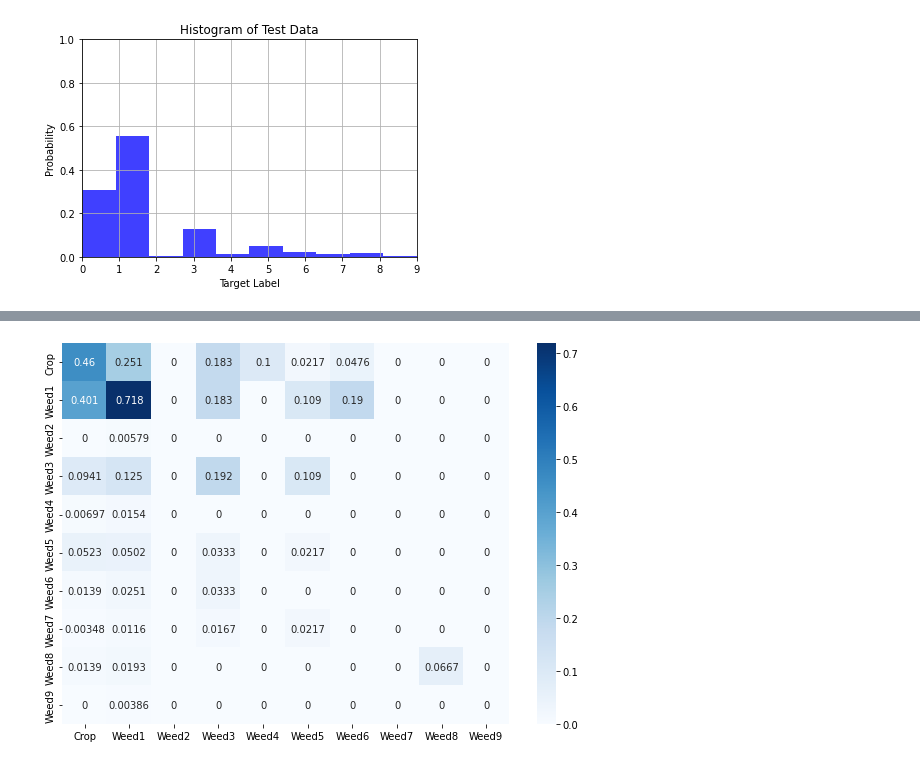
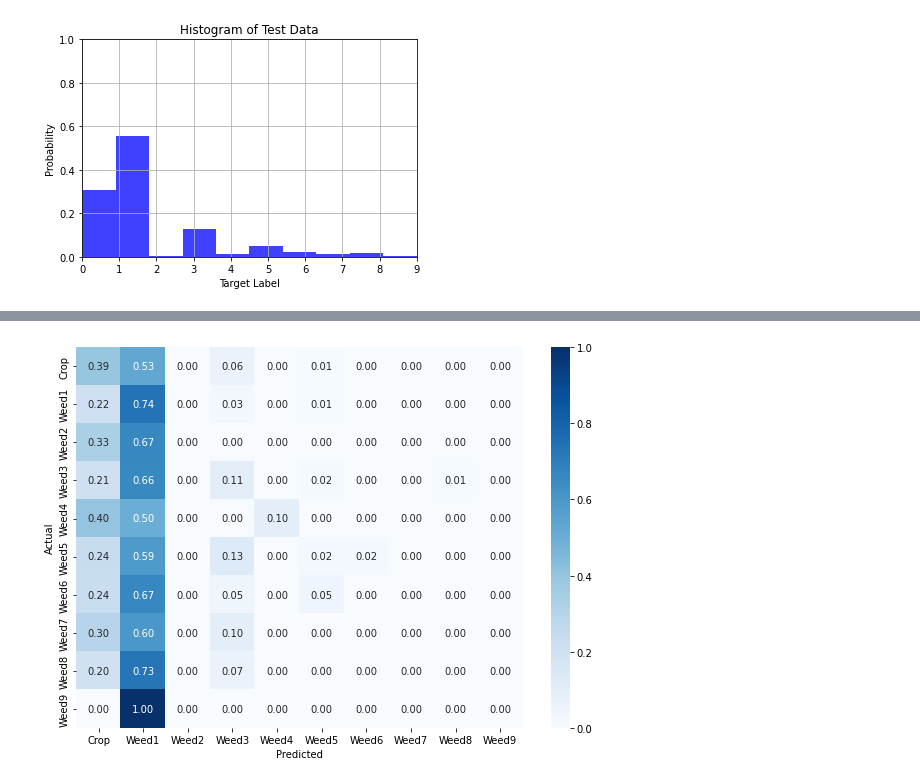
Before and after one commit to mepix/CropWeedClassification, a Jupyter notebook: CropCNN.ipynb, the cells around one changed output, grey strips where cells are left out. Cells and saved outputs as stored; diff of their text form; code cells hidden in the pictures.

```diff
--- a/CropCNN.ipynb
+++ b/CropCNN.ipynb
@@ -264,6 +311,10 @@ def getNetworkModel(model_type="ResNet",step_size=7,gamma=0.1,optimizer_type=Non
   # Load in the ResNet Model
   if model_type == "ResNet":
     model = torch.hub.load('pytorch/vision:v0.10.0', 'resnet18', pretrained=False)
+  elif model_type == "AlexNet":
+    model = torch.hub.load('pytorch/vision:v0.10.0', 'alexnet', pretrained=False)
+  elif model_type == "Simple":
+    model = SimpleNeuralNetwork()
   else:
     return None #TODO: Try other Models
 
@@ -282,6 +333,8 @@ def getNetworkModel(model_type="ResNet",step_size=7,gamma=0.1,optimizer_type=Non
   # Observe that all parameters are being optimized
   if optimizer_type == "Adam":
     optimizer = torch.optim.Adam(model.parameters(), lr=eta) #https://pytorch.org/docs/master/generated/torch.optim.Adam.html
+  elif optimizer_type == "SGD":
+    optimizer = torch.optim.SGD(model.parameters(), lr=eta)
   else:
     optimizer = None
 
@@ -406,7 +459,7 @@ def plotResults(training_loss,training_acc,test_acc,titleStr=""):
   plt.subplots_adjust(wspace=.5)
 # %%
 # Get a Clean Model for No Augmentation
-model, criterion, optimizer, scheduler = getNetworkModel(step_size=step_size,gamma=gamma,optimizer_type=optimizer_type,scheduler_type=scheduler_type)
+model, criterion, optimizer, scheduler = getNetworkModel(model_type=model_type,step_size=step_size,gamma=gamma,optimizer_type=optimizer_type,scheduler_type=scheduler_type)
 
 # Train the Network
 model_trained, train_acc, train_loss, test_acc = train_model(model, criterion, optimizer,scheduler, num_epochs=epochs)
@@ -470,33 +533,30 @@ def getConfusionMatrix(model,dataloader,number_classes,verbose=True):
           for t, p in zip(classes.view(-1), preds.view(-1)):
                   confusion_matrix[t.long(), p.long()] += 1
 
-  confusion_matrix_percent = confusion_matrix/confusion_matrix.sum(1)
-
   # Print the array outputs
   if verbose:
     print(confusion_matrix)
-    print(confusion_matrix_percent)
     print(confusion_matrix.diag()/confusion_matrix.sum(1))
     print("Y_labels",y_label.flatten())
     print("Y_predictions",y_predict.flatten())
 
-  return confusion_matrix, confusion_matrix_percent, y_label, y_predict
+  # Returns as NumPy Arrays
+  return confusion_matrix.cpu().detach().numpy(), y_label.reshape(-1), y_predict.reshape(-1)
 
-def plotConfusionMatrix(confusion_matrix,labels=None):
-  """Plots the Confusion Matrix and returns generated NumPy Array"""
-  # Convert GPU Tensor to CPU Numpy Array
-  confusion_matrix_np = confusion_matrix.cpu().detach().numpy()
-
-  # Convert to Pandas Frame
-  confusion_matrix_df = pd.DataFrame(
-      confusion_matrix_np,
-      index = labels,
-      columns = labels)
-  plt.figure(figsize = (10,7))
-  sn.heatmap(confusion_matrix_df, annot=True,cmap='Blues', fmt='.3g')
-
-  # Return the Numpy Array
-  return confusion_matrix_np
+def plotConfusionMatrix(cm,normalize=True,labels=None):
+  """Plots the Confusion Matrix"""
+  # Normalize
+  if normalize:
+    cmn = cm.astype('float') / cm.sum(axis=1)[:, np.newaxis]
+    fmt='.2f'
+  else:
+    cmn = cm
+    fmt = '.3g'
+  fig, ax = plt.subplots(figsize=(10,7))
+  sn.heatmap(cmn, annot=True, cmap='Blues',fmt=fmt, xticklabels=labels, yticklabels=labels)
+  plt.ylabel('Actual')
+  plt.xlabel('Predicted')
+  plt.show(block=False)
 
 # Reload the Model
 if do_save_model:
@@ -504,13 +564,33 @@ if do_save_model:
   model_trained.eval() # Convert to evaluation only, this is faster
 
 # Determine the Confusion Matrix
-conf_mat, conf_mat_pct, y_true, y_pred = getConfusionMatrix(model_trained,dataloaders['test'],len(labels))
-plotConfusionMatrix(conf_mat,labels)
-plotConfusionMatrix(conf_mat_pct,labels)
+conf_mat, y_true, y_pred = getConfusionMatrix(model_trained,dataloaders['test'],len(labels),False)
+plotConfusionMatrix(conf_mat,normalize=False,labels=labels)
+plotConfusionMatrix(conf_mat,normalize=True,labels=labels)
 
-# Get Statistics
-precision, recall, fscore, _ = precision_recall_fscore_support(y_true, y_pred)
-print(precsision)
-print(recall)
-print(fscore)
+# https://scikit-learn.org/stable/modules/generated/sklearn.metrics.precision_recall_fscore_support.html
+# https://stackoverflow.com/questions/31421413/how-to-compute-precision-recall-accuracy-and-f1-score-for-the-multiclass-case
+# https://en.wikipedia.org/wiki/Sørensen–Dice_coefficient
+# https://stackoverflow.com/questions/20927368/how-to-normalize-a-confusion-matrix/66678924#66678924
+# https://stackoverflow.com/questions/33965560/r-markdown-table-with-a-caption
+
+# Calculate the Metrics
+precision, recall, fscore, _ = precision_recall_fscore_support(y_true, y_pred,average=None)
+
+# Bundle as a DataFrame
+stats = {
+    'Labels' : labels,
+    'Precision' : precision,
+    'Recall' : recall,
+    'F1 Score' : fscore
+}
+df = pd.DataFrame(stats)
+
+# Print the output.
+print()
+print()
+print(df)
+print()
+print()
+# print(df.to_markdown())
 # %% [output]
@@ -536 +598 @@ ValueError: ignored
-[figure, old version]
+[figure, new version]
```
Also changed, not shown: parts of 9 cells of this notebook.
